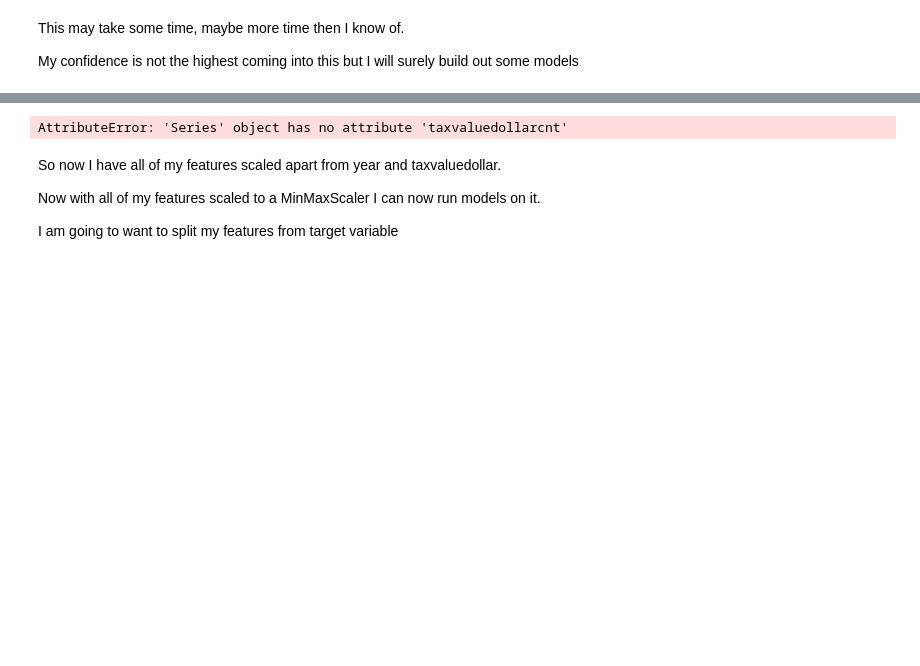
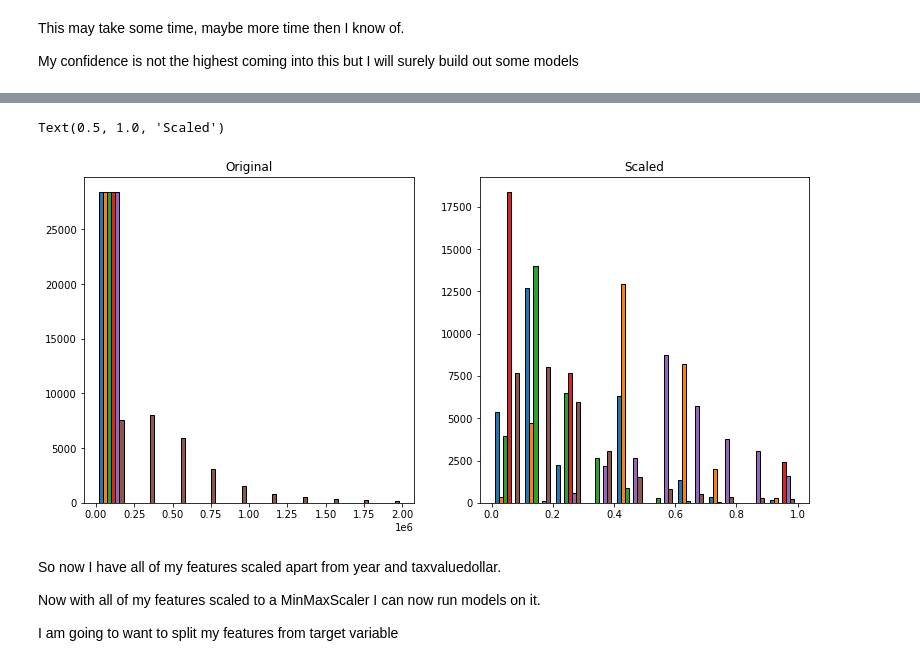
Before and after one commit to VasiliyAMelkozerov/regression-exercises, a Jupyter notebook: final_notebook.ipynb, the cells around one changed output, grey strips where cells are left out. Saved outputs shown, nothing was run; the diff lists cells and outputs as text; code cells hidden in the pictures; blank space fills up the shorter version.

```diff
--- a/final_notebook.ipynb
+++ b/final_notebook.ipynb
@@ -72,2 +59,0 @@ From here we can scale, which will be needed in this format to model
-# %%
-train, validate, test = prepare.traintestsplit(df)
@@ -306,26 +249,23 @@ y_train=
-# %%
-# create the model object
-lm = LinearRegression(normalize=True)
-
-# fit the model to our training data. We must specify the column in y_train,
-# since we have converted it to a dataframe from a series!
-lm.fit(x_train, y_train.taxvaluedollarcnt)
-
-# predict train
-y_train['price_pred_lm'] = lm.predict(x_train)
-
-# evaluate: rmse
-rmse_train = mean_squared_error(y_train.taxvaluedollarcnt, y_train.price_pred_lm)**(1/2)
-
-# predict validate
-y_validate['price_pred_lm'] = lm.predict(x_validate)
-
-# evaluate: rmse
-rmse_validate = mean_squared_error(y_validate.taxvaluedollarcnt, y_validate.price_pred_lm)**(1/2)
-
-print("RMSE for OLS using LinearRegression\nTraining/In-Sample: ", rmse_train,
-      "\nValidation/Out-of-Sample: ", rmse_validate)
-# %% [output]
-AttributeError: 'Series' object has no attribute 'taxvaluedollarcnt'
+# %%
+scaler = sklearn.preprocessing.MinMaxScaler()
+# Note that we only call .fit with the training data,
+# but we use .transform to apply the scaling to all the data splits.
+scaler.fit(train)
+
+x_train_scaled = scaler.transform(train)
+x_validate_scaled = scaler.transform(validate)
+x_test_scaled = scaler.transform(test)
+
+plt.figure(figsize=(13, 6))
+plt.subplot(121)
+plt.hist(train, bins=10, ec='black')
+plt.title('Original')
+plt.subplot(122)
+plt.hist(x_train_scaled, bins=10, ec='black')
+plt.title('Scaled')
+#has the most change in outliers
+# %% [output]
+Text(0.5, 1.0, 'Scaled')
+[figure, added]
 # %%
 scaler, train_scaled, validate_scaled, test_scaled = prepare.splitmoreways(train, validate, test, return_scaler=True)
```
Also changed, not shown: parts of 36 cells of this notebook, 1 other file.
